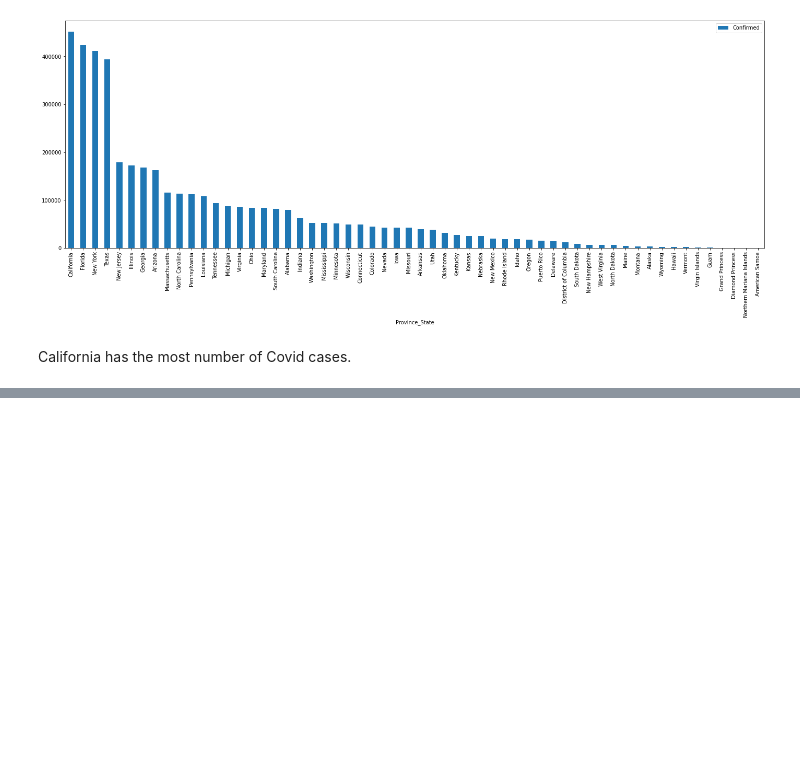
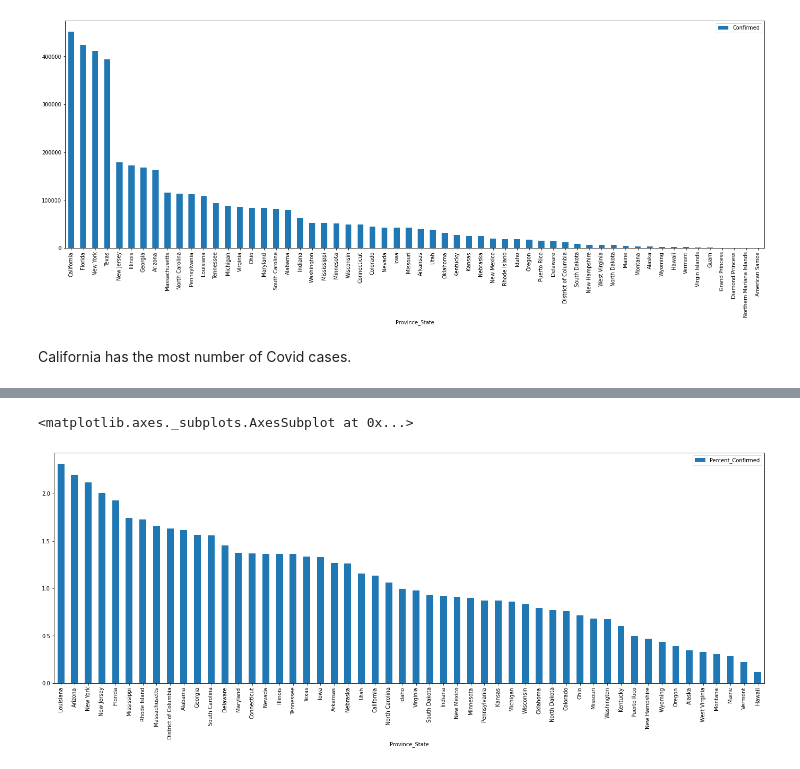
Before and after one commit to github-jupyter/covid, a Jupyter notebook: covid.ipynb, the cells around one changed output, grey strips where cells are left out. Drawn from its saved outputs; the diff is of its cells as text; code cells hidden in the pictures; blank space fills up the shorter version.

```diff
--- a/covid.ipynb
+++ b/covid.ipynb
@@ -22,0 +25,3 @@ California has the most number of Covid cases.
+# %%
+pdf = pd.read_csv('state-populations.csv')
+pdf.head()
@@ -22,0 +35,5 @@ California has the most number of Covid cases.
+# %%
+df = pd.merge(cdf, pdf, left_on='Province_State', right_on='State')
+df['Percent_Confirmed'] = df['Confirmed'] / df['Pop'] * 100
+df = df.sort_values('Percent_Confirmed', ascending=False)
+df.head()
@@ -22,0 +48,5 @@ California has the most number of Covid cases.
+# %%
+df.plot.bar(x='Province_State', y='Percent_Confirmed', figsize=(24,8))
+# %% [output]
+<matplotlib.axes._subplots.AxesSubplot at 0x...>
+[figure, added]
```
Also changed, not shown: parts of 3 cells of this notebook, 1 other file.
